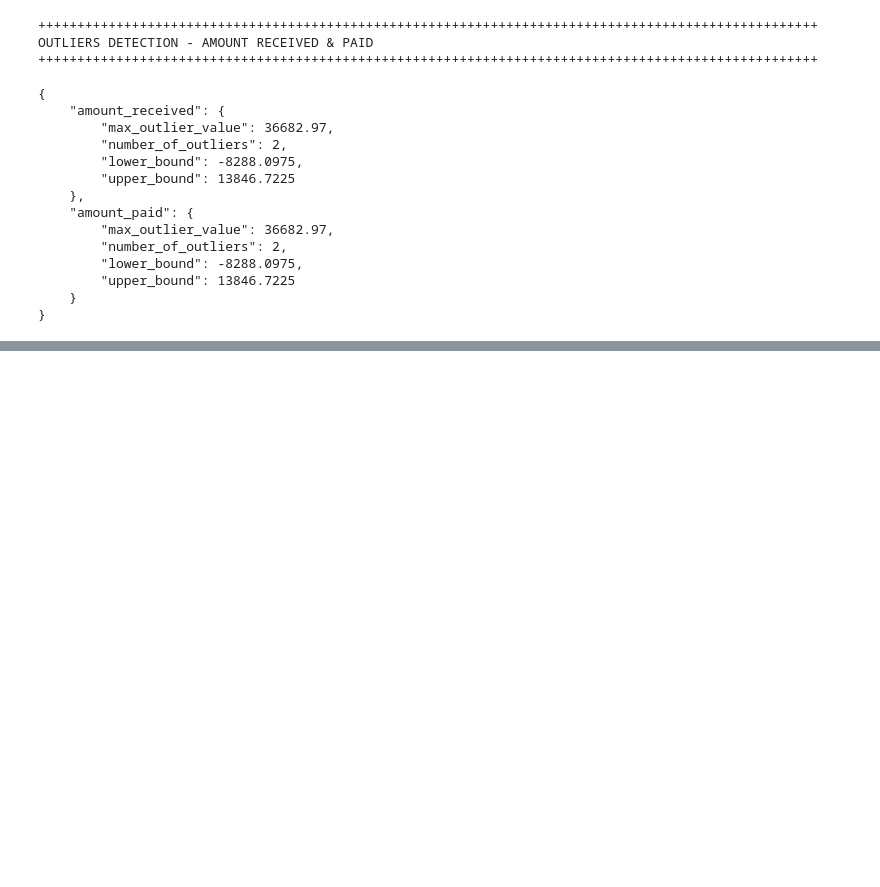
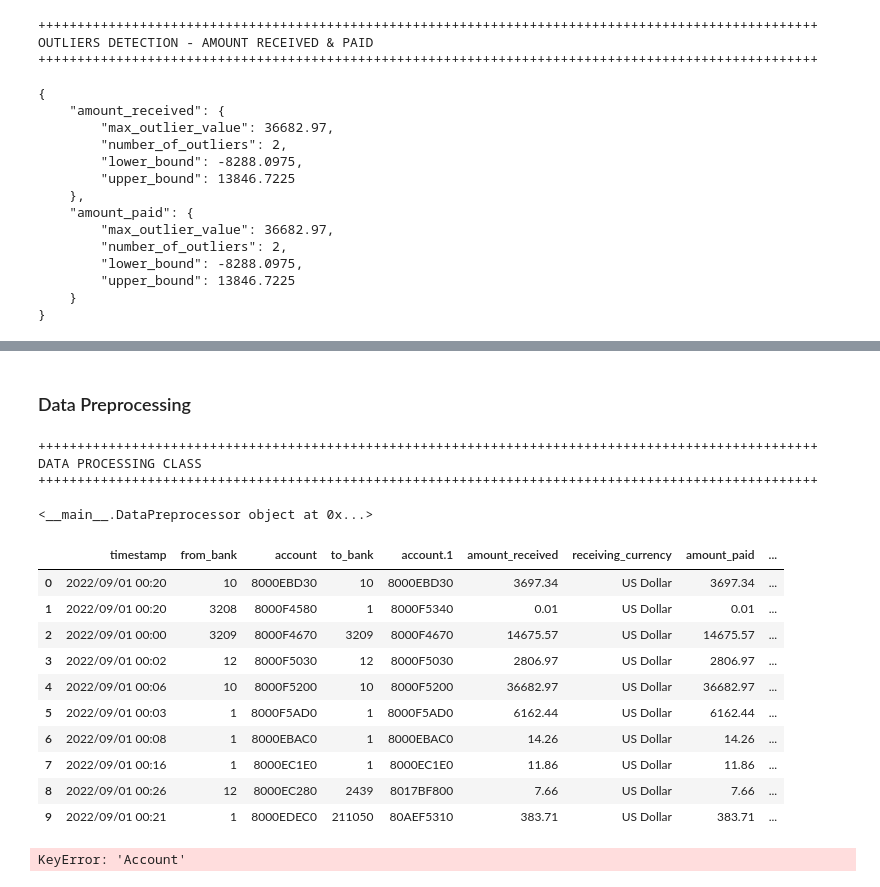
Before and after one commit to votanasrey/Hybrid-Node-Clustering-Approach-for-Graph-Based-Anti-Money-Laundering, a Jupyter notebook: model_dev/main_model_dev.ipynb, the cells around one changed output, grey strips where cells are left out. Drawn from its saved outputs; the diff is of its cells as text; code cells hidden in the pictures; blank space fills up the shorter version.

Commit message:
chore: adding data preprocessing class

```diff
--- a/model_dev/main_model_dev.ipynb
+++ b/model_dev/main_model_dev.ipynb
@@ -275,0 +276,2 @@ create_histogram(
+# %% [markdown]
+### Data Preprocessing
@@ -275,0 +317,29 @@ create_histogram(
+# %%
+data_preprocessor = DataPreprocessor(df)
+print(format_title_output("DATA PROCESSING CLASS"))
+print(data_preprocessor)
+# %% [output]
+++++++++++++++++++++++++++++++++++++++++++++++++++++++++++++++++++++++++++++++++++++++++++++++++++++
+DATA PROCESSING CLASS
+++++++++++++++++++++++++++++++++++++++++++++++++++++++++++++++++++++++++++++++++++++++++++++++++++++
+
+<__main__.DataPreprocessor object at 0x...>
+# %%
+df
+# %% [output]
+|  | timestamp | from_bank | account | to_bank | account.1 | amount_received | receiving_currency | amount_paid | ... |
+| 0 | 2022/09/01 00:20 | 10 | 8000EBD30 | 10 | 8000EBD30 | 3697.34 | US Dollar | 3697.34 | ... |
+| 1 | 2022/09/01 00:20 | 3208 | 8000F4580 | 1 | 8000F5340 | 0.01 | US Dollar | 0.01 | ... |
+| 2 | 2022/09/01 00:00 | 3209 | 8000F4670 | 3209 | 8000F4670 | 14675.57 | US Dollar | 14675.57 | ... |
+| 3 | 2022/09/01 00:02 | 12 | 8000F5030 | 12 | 8000F5030 | 2806.97 | US Dollar | 2806.97 | ... |
+| 4 | 2022/09/01 00:06 | 10 | 8000F5200 | 10 | 8000F5200 | 36682.97 | US Dollar | 36682.97 | ... |
+| 5 | 2022/09/01 00:03 | 1 | 8000F5AD0 | 1 | 8000F5AD0 | 6162.44 | US Dollar | 6162.44 | ... |
+| 6 | 2022/09/01 00:08 | 1 | 8000EBAC0 | 1 | 8000EBAC0 | 14.26 | US Dollar | 14.26 | ... |
+| 7 | 2022/09/01 00:16 | 1 | 8000EC1E0 | 1 | 8000EC1E0 | 11.86 | US Dollar | 11.86 | ... |
+| 8 | 2022/09/01 00:26 | 12 | 8000EC280 | 2439 | 8017BF800 | 7.66 | US Dollar | 7.66 | ... |
+| 9 | 2022/09/01 00:21 | 1 | 8000EDEC0 | 211050 | 80AEF5310 | 383.71 | US Dollar | 383.71 | ... |
+# %%
+df, receiving_df, paying_df, currency_ls = data_preprocessor.preprocess_dataset()
+print(df.head())
+# %% [output]
+KeyError: 'Account'
```
Also changed, not shown: parts of 2 cells of this notebook.
